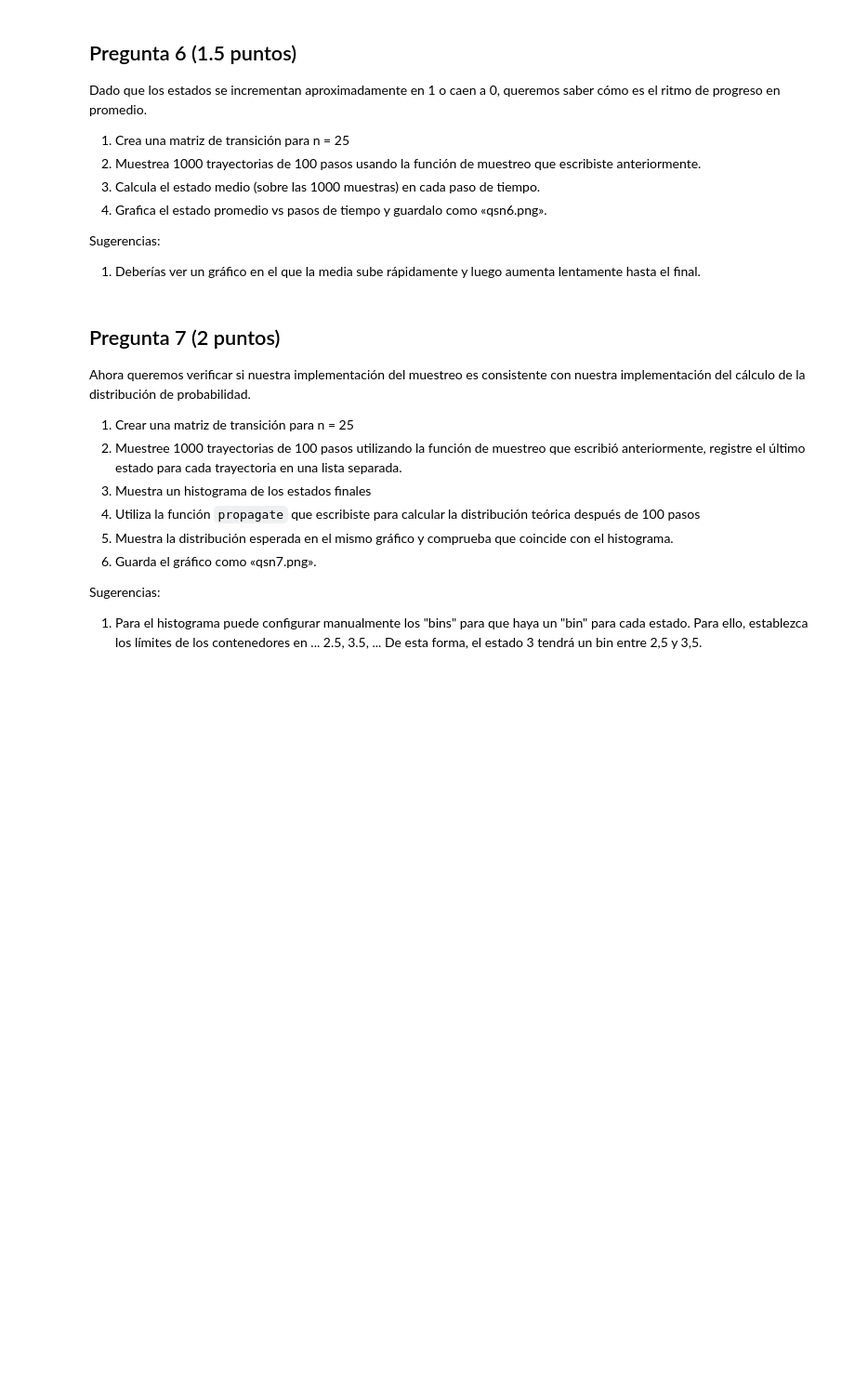
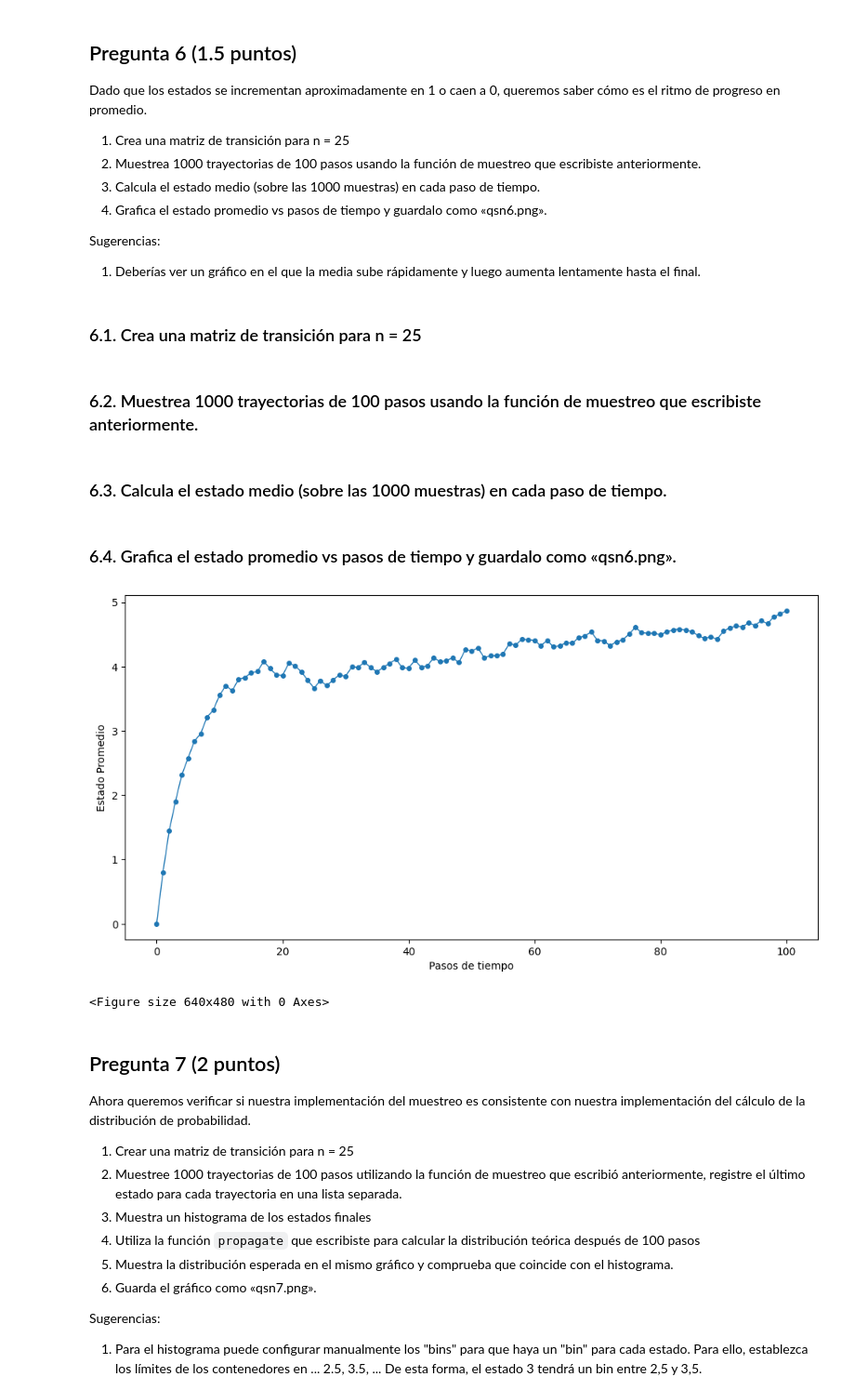
Before and after one commit to jesuusmontalvo/MIA_2024II_PML, a Jupyter notebook: Parcial/enunciadov1.2/notebook/parcialv1_4.ipynb, the cells around one changed output. Shown at 93% size. Cells and saved outputs as stored; diff of their text form; code cells hidden in the pictures; blank space fills up the shorter version.

Commit message:
Fin parte Numpy

```diff
--- a/Parcial/enunciadov1.2/notebook/parcialv1_4.ipynb
+++ b/Parcial/enunciadov1.2/notebook/parcialv1_4.ipynb
@@ -324,31 +328,22 @@ Escribe una función que devuelva una muestra por cada llamada. Debe tomar la ma
 # %%
-import numpy.random as rnd
-def muestra(s0, k, tm):
-    p0 = np.zeros(10)
+#YOUR CODE HERE
+def sample(tm, k, s0):
+    n = tm.shape[0]
+    p0 = np.zeros(n)
     p0[s0] = 1
     estados = []
     estados.append(s0)
     i = 1
     while i <= k:
-        prob = tm @ p0
+        prob = tm[:,s0]
         probabilidades = prob[prob != 0]
         eleccion_azar = rnd.choice(probabilidades, p=probabilidades)
         if eleccion_azar == 0.2:
             s0 = 0
-            p0 = np.zeros(10)
-            p0[s0] = 1
         elif eleccion_azar == 0.8:
             s0 += 1
-            p0 = np.zeros(10)
-            p0[s0] = 1
         else:
-            s0 = 9
-            p0 = np.zeros(10)
-            p0[s0] = 1
+            s0 = n -1
         estados.append(s0)
         i += 1
     return estados
-
-tm = transition_matrix(10)
-s0 = 0
-print(muestra(s0, 25, tm))
@@ -409,8 +375,38 @@ Dado que los estados se incrementan aproximadamente en 1 o caen a 0, queremos sa
 
 Sugerencias:
 1. Deberías ver un gráfico en el que la media sube rápidamente y luego aumenta lentamente hasta el final.
+# %% [markdown]
+### 6.1. Crea una matriz de transición para n = 25
 # %%
 #YOUR CODE HERE
+tm = transition_matrix(25)
+# %% [markdown]
+### 6.2. Muestrea 1000 trayectorias de 100 pasos usando la función de muestreo que escribiste anteriormente.
+# %%
+k = 100
+s0 = 0
+trayectorias = []
+for _ in range(1000):
+    trayectorias.append(sample(tm, k, s0))
+trayectorias_array = np.array(trayectorias)
+# %% [markdown]
+### 6.3. Calcula el estado medio (sobre las 1000 muestras) en cada paso de tiempo.
+# %%
+estados_medios = []
+for k in range(101):
+    estados_medios.append(np.mean(trayectorias_array[:,k]))
+# %% [markdown]
+### 6.4. Grafica el estado promedio vs pasos de tiempo y guardalo como «qsn6.png».
+# %%
+plt.figure(figsize=(12, 6))
+plt.plot(estados_medios, marker="o", markersize="4", linewidth="1")
+plt.xlabel("Pasos de tiempo")
+plt.ylabel("Estado Promedio")
+plt.show()
+plt.savefig("qsn6.png")
+# %% [output]
+[figure, added]
+<Figure size 640x480 with 0 Axes>
 # %% [markdown]
 ## Pregunta 7 (2 puntos)
 Ahora queremos verificar si nuestra implementación del muestreo es consistente con nuestra implementación del cálculo de la distribución de probabilidad.
```
Also changed, not shown: parts of 28 cells of this notebook, 9 other files.
